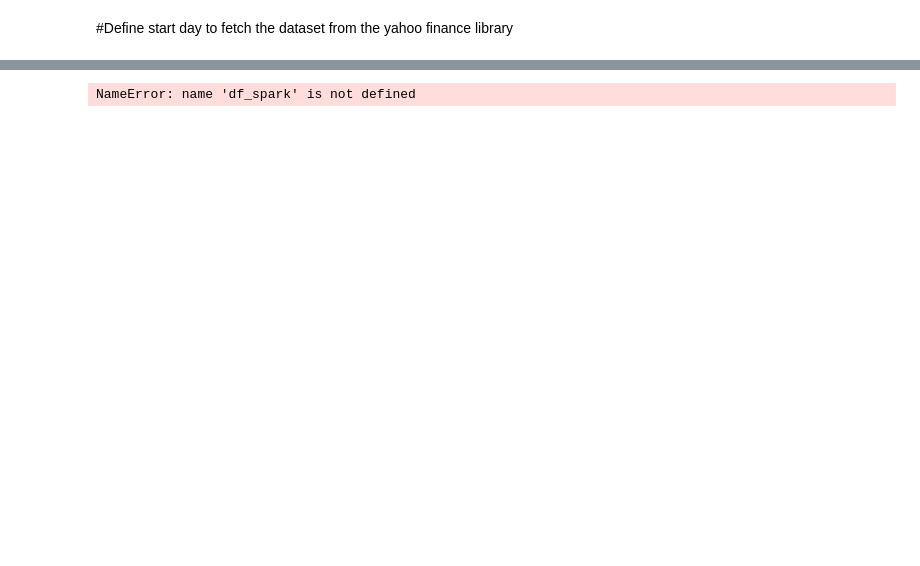
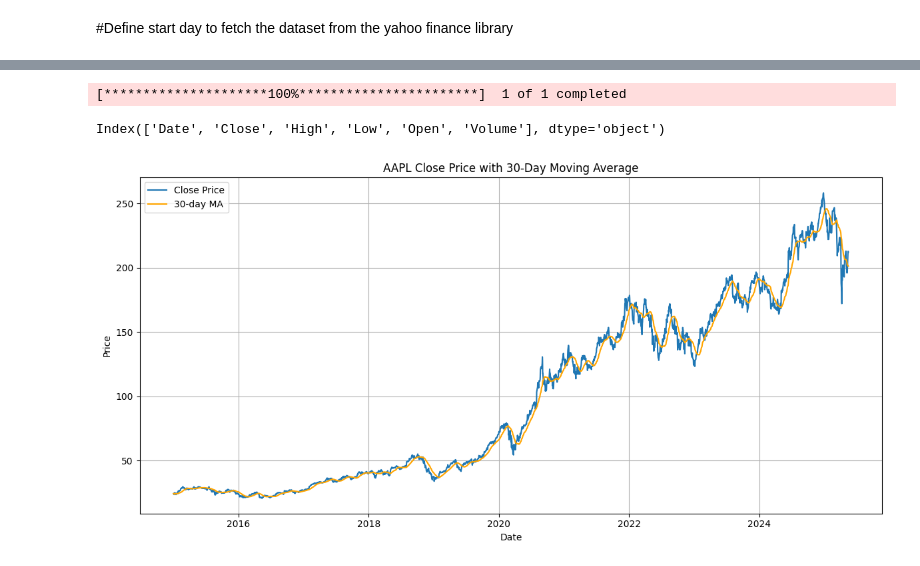
Before and after one commit to huyhuy382003/Apple_stocks_predict, a Jupyter notebook: Apple_Predict.ipynb, the cells around one changed output, grey strips where cells are left out. Saved outputs shown, nothing was run; the diff lists cells and outputs as text; code cells hidden in the pictures; blank space fills up the shorter version.

Commit message:
Vẽ lại 30 day moving average plot

```diff
--- a/Apple_Predict.ipynb
+++ b/Apple_Predict.ipynb
@@ -61,16 +20,55 @@ Thất bại sau nhiều lần thử. Vui lòng thử lại sau.
-# %%
-# Xoá các cột 'Date' và 'Adj Close'
-df_spark = df_spark.drop('Date', 'Adj Close')
-
-# Lấy dữ liệu cột 'Close' về pandas để vẽ
-df_plot = df_spark.select("Close").toPandas()
-
-# Vẽ biểu đồ bằng matplotlib
-plt.title("Close Price Visualization")
-plt.plot(df_plot['Close'])
-plt.xlabel("Time (Index)")
-plt.ylabel("Close Price")
-plt.grid(True)
-plt.show()
-# %% [output]
-NameError: name 'df_spark' is not defined
+# %%
+# Hàm tải dữ liệu từ Yahoo Finance
+def load_data(ticker):
+    data = yf.download(ticker, START, TODAY)
+    data.reset_index(inplace=True)
+    return data
+# %%
+# Bước 1: Tải dữ liệu từ Yahoo Finance
+df = load_data("AAPL")
+
+# ✅ Xử lý tên cột: xoá multi-level index
+df.columns = [col if not isinstance(col, tuple) else col[0] for col in df.columns]
+
+# ✅ In lại tên cột để kiểm tra
+print(df.columns)
+
+# Bước 2: Tạo Spark DataFrame từ Pandas
+df_spark = spark.createDataFrame(df)
+# %% [output]
+[*********************100%***********************]  1 of 1 completed
+Index(['Date', 'Close', 'High', 'Low', 'Open', 'Volume'], dtype='object')
+# %%
+from pyspark.sql.functions import col, to_date, avg
+from pyspark.sql.window import Window
+
+# Đảm bảo cột 'Date' là kiểu ngày
+df_spark = df_spark.withColumn("Date", to_date(col("Date")))
+
+# Giữ lại các cột cần thiết
+df_spark = df_spark.select("Date", "Close")
+
+# Tính MA 30 ngày
+windowSpec = Window.orderBy("Date").rowsBetween(-29, 0)
+df_spark = df_spark.withColumn("MA_30", avg("Close").over(windowSpec))
+
+# Sắp xếp theo ngày
+df_spark = df_spark.orderBy("Date")
+
+# Chuyển về Pandas để vẽ
+df_plot = df_spark.toPandas()
+
+# Vẽ biểu đồ
+import matplotlib.pyplot as plt
+plt.figure(figsize=(12,6))
+plt.plot(df_plot["Date"], df_plot["Close"], label="Close Price")
+plt.plot(df_plot["Date"], df_plot["MA_30"], label="30-day MA", color="orange")
+plt.title("AAPL Close Price with 30-Day Moving Average")
+plt.xlabel("Date")
+plt.ylabel("Price")
+plt.grid(True)
+plt.legend()
+plt.tight_layout()
+plt.show()
+# %% [output]
+[figure, added]
```
Also changed, not shown: parts of 4 cells of this notebook.
